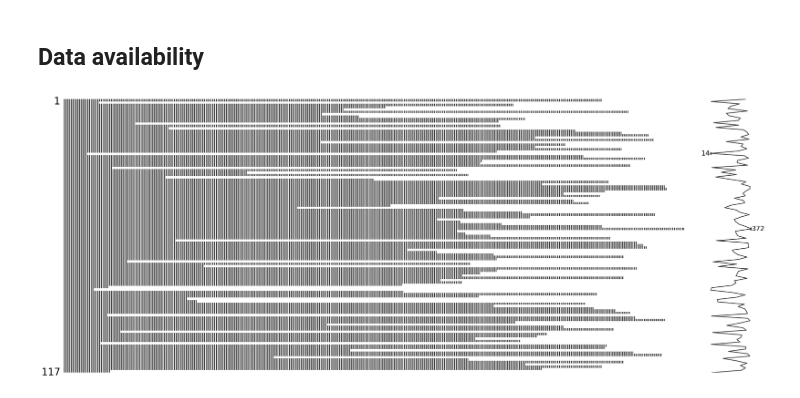
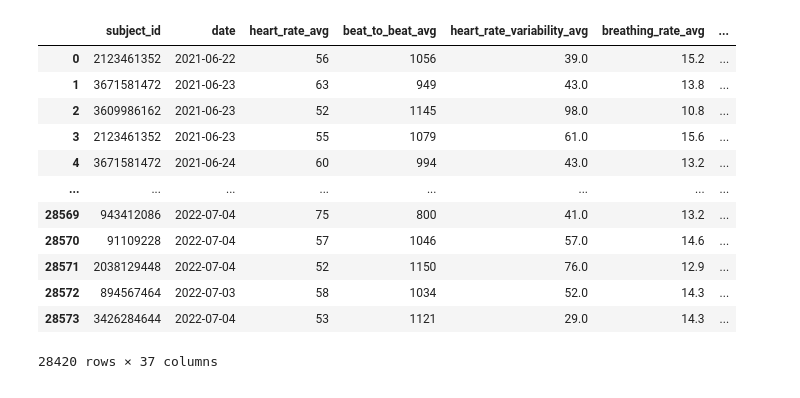
Before and after one commit to digitraceslab/digirhythm, a Jupyter notebook: src/features/corona/sensors/viz.ipynb, the cells around one changed output. Saved outputs shown, nothing was run; the diff lists cells and outputs as text; code cells hidden in the pictures.

Commit message:
Add 3ds process

```diff
--- a/src/features/corona/sensors/viz.ipynb
+++ b/src/features/corona/sensors/viz.ipynb
@@ -35,12 +18,22 @@ merged_df
-# %% [markdown]
-## Data availability
-# %%
-# Plot by day in study
-pivot = pd.pivot_table(
-    merged_df, index="subject_id", columns="day_in_study", values="tst"
-)
-
-# Days in study
-fig = msno.matrix(pivot)
-# %% [output]
-[figure, removed]
+# %%
+DATA_PATH = "/scratch/work/luongn1/digirhythm/data/processed/corona/"
+VIZ_PATH = "/scratch/work/luongn1/digirhythm/viz/"
+df = pd.read_csv(DATA_PATH + "vector_corona_4epochs.csv", index_col=0)
+
+# Filter subject with at least 28 days of data
+df = df.groupby("subject_id").filter(lambda x: len(x) >= 28)
+df
+# %% [output]
+|  | subject_id | date | heart_rate_avg | beat_to_beat_avg | heart_rate_variability_avg | breathing_rate_avg | ... |
+| 0 | 2123461352 | 2021-06-22 | 56 | 1056 | 39.0 | 15.2 | ... |
+| 1 | 3671581472 | 2021-06-23 | 63 | 949 | 43.0 | 13.8 | ... |
+| 2 | 3609986162 | 2021-06-23 | 52 | 1145 | 98.0 | 10.8 | ... |
+| 3 | 2123461352 | 2021-06-23 | 55 | 1079 | 61.0 | 15.6 | ... |
+| 4 | 3671581472 | 2021-06-24 | 60 | 994 | 43.0 | 13.2 | ... |
+| ... | ... | ... | ... | ... | ... | ... | ... |
+| 28569 | 943412086 | 2022-07-04 | 75 | 800 | 41.0 | 13.2 | ... |
+| 28570 | 91109228 | 2022-07-04 | 57 | 1046 | 57.0 | 14.6 | ... |
+| 28571 | 2038129448 | 2022-07-04 | 52 | 1150 | 76.0 | 12.9 | ... |
+| 28572 | 894567464 | 2022-07-03 | 58 | 1034 | 52.0 | 14.3 | ... |
+| 28573 | 3426284644 | 2022-07-04 | 53 | 1121 | 29.0 | 14.3 | ... |
+28420 rows × 37 columns
```
Also changed, not shown: parts of 8 cells of this notebook, 17 other files.
